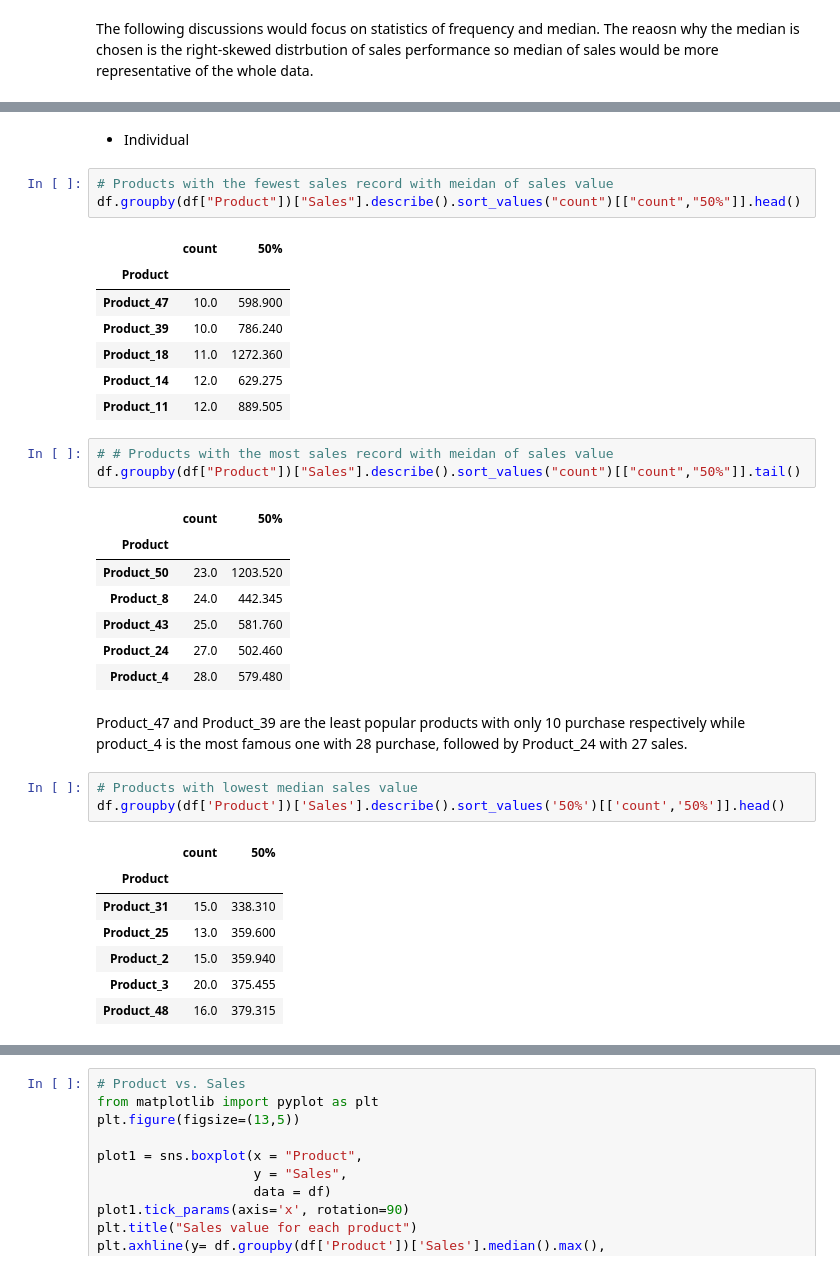
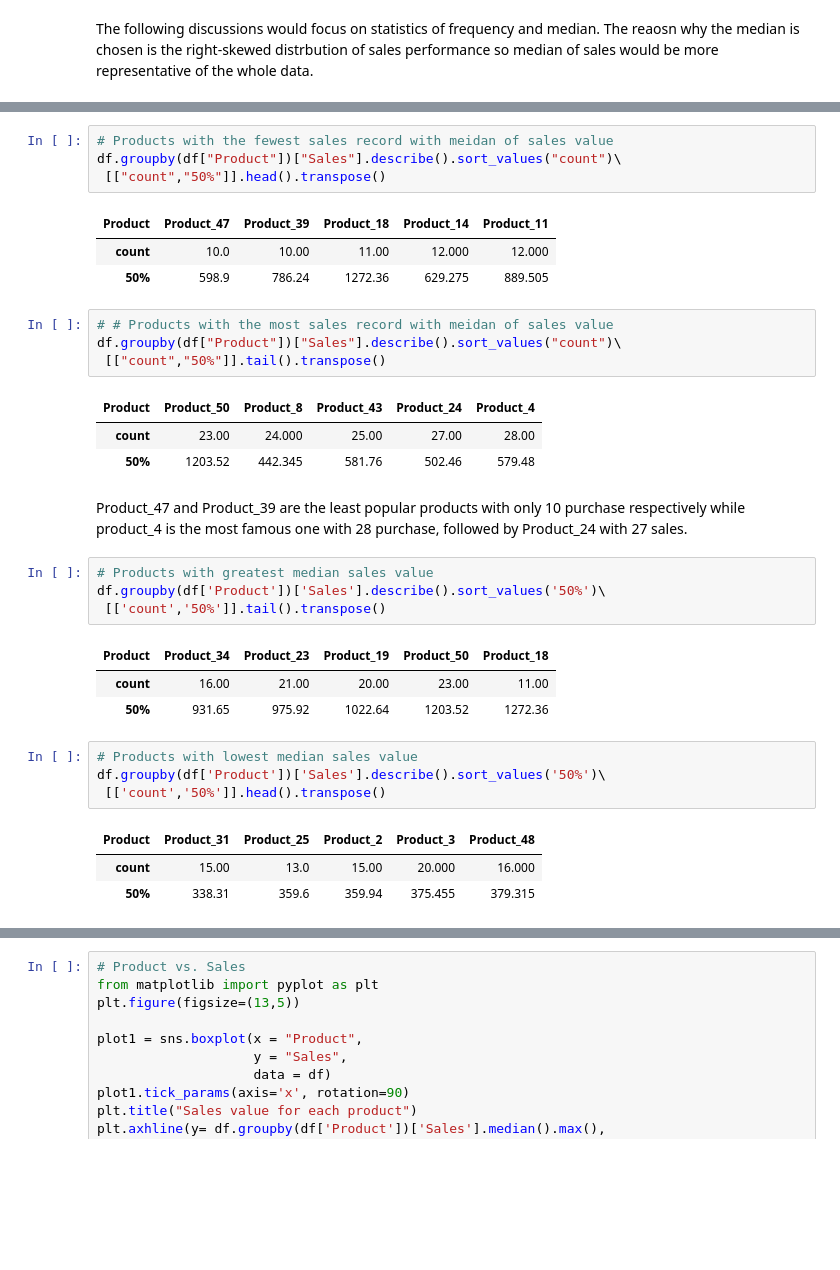
Before and after one commit to hiu04/Data-Science, a Jupyter notebook: A1_DS.ipynb, the cells around one changed output, grey strips where cells are left out. Cells and saved outputs as stored; diff of their text form; blank space fills up the shorter version.

```diff
--- a/A1_DS.ipynb
+++ b/A1_DS.ipynb
@@ -193,37 +173,34 @@ df1.groupby(['Region','Product']).median()
-# %% [markdown]
-* Individual
 # %%
 # Products with the fewest sales record with meidan of sales value
-df.groupby(df["Product"])["Sales"].describe().sort_values("count")[["count","50%"]].head()
+df.groupby(df["Product"])["Sales"].describe().sort_values("count")\
+ [["count","50%"]].head().transpose()
 # %% [output]
-|  | count | 50% |
-| Product |  |  |
-| Product_47 | 10.0 | 598.900 |
-| Product_39 | 10.0 | 786.240 |
-| Product_18 | 11.0 | 1272.360 |
-| Product_14 | 12.0 | 629.275 |
-| Product_11 | 12.0 | 889.505 |
+| Product | Product_47 | Product_39 | Product_18 | Product_14 | Product_11 |
+| count | 10.0 | 10.00 | 11.00 | 12.000 | 12.000 |
+| 50% | 598.9 | 786.24 | 1272.36 | 629.275 | 889.505 |
 # %%
 # # Products with the most sales record with meidan of sales value
-df.groupby(df["Product"])["Sales"].describe().sort_values("count")[["count","50%"]].tail()
+df.groupby(df["Product"])["Sales"].describe().sort_values("count")\
+ [["count","50%"]].tail().transpose()
 # %% [output]
-|  | count | 50% |
-| Product |  |  |
-| Product_50 | 23.0 | 1203.520 |
-| Product_8 | 24.0 | 442.345 |
-| Product_43 | 25.0 | 581.760 |
-| Product_24 | 27.0 | 502.460 |
-| Product_4 | 28.0 | 579.480 |
+| Product | Product_50 | Product_8 | Product_43 | Product_24 | Product_4 |
+| count | 23.00 | 24.000 | 25.00 | 27.00 | 28.00 |
+| 50% | 1203.52 | 442.345 | 581.76 | 502.46 | 579.48 |
 # %% [markdown]
 Product_47 and Product_39 are the least popular products with only 10 purchase respectively while product_4 is the most famous one with 28 purchase, followed by Product_24 with 27 sales.
+# %%
+# Products with greatest median sales value
+df.groupby(df['Product'])['Sales'].describe().sort_values('50%')\
+ [['count','50%']].tail().transpose()
+# %% [output]
+| Product | Product_34 | Product_23 | Product_19 | Product_50 | Product_18 |
+| count | 16.00 | 21.00 | 20.00 | 23.00 | 11.00 |
+| 50% | 931.65 | 975.92 | 1022.64 | 1203.52 | 1272.36 |
 # %%
 # Products with lowest median sales value
-df.groupby(df['Product'])['Sales'].describe().sort_values('50%')[['count','50%']].head()
+df.groupby(df['Product'])['Sales'].describe().sort_values('50%')\
+ [['count','50%']].head().transpose()
 # %% [output]
-|  | count | 50% |
-| Product |  |  |
-| Product_31 | 15.0 | 338.310 |
-| Product_25 | 13.0 | 359.600 |
-| Product_2 | 15.0 | 359.940 |
-| Product_3 | 20.0 | 375.455 |
-| Product_48 | 16.0 | 379.315 |
+| Product | Product_31 | Product_25 | Product_2 | Product_3 | Product_48 |
+| count | 15.00 | 13.0 | 15.00 | 20.000 | 16.000 |
+| 50% | 338.31 | 359.6 | 359.94 | 375.455 | 379.315 |
```
Also changed, not shown: parts of 18 cells of this notebook.
